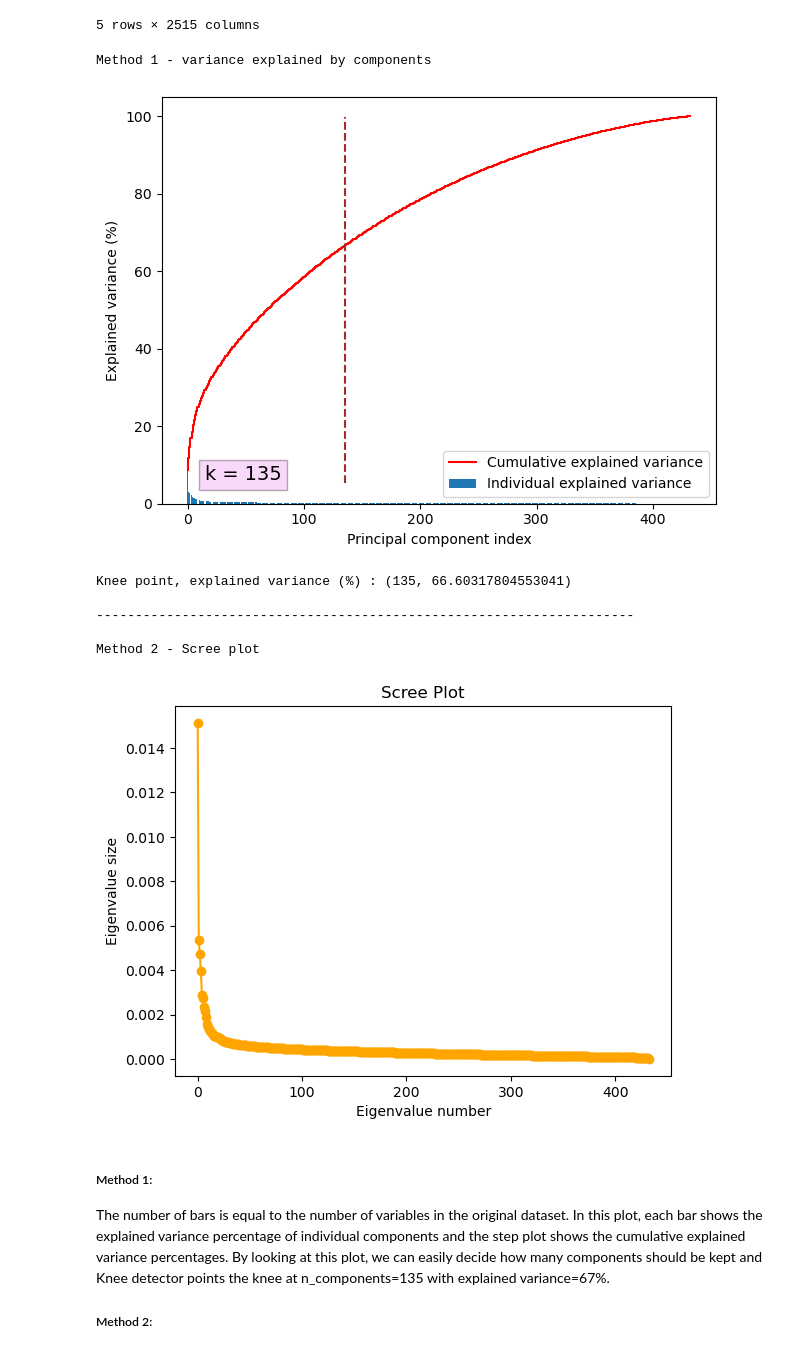
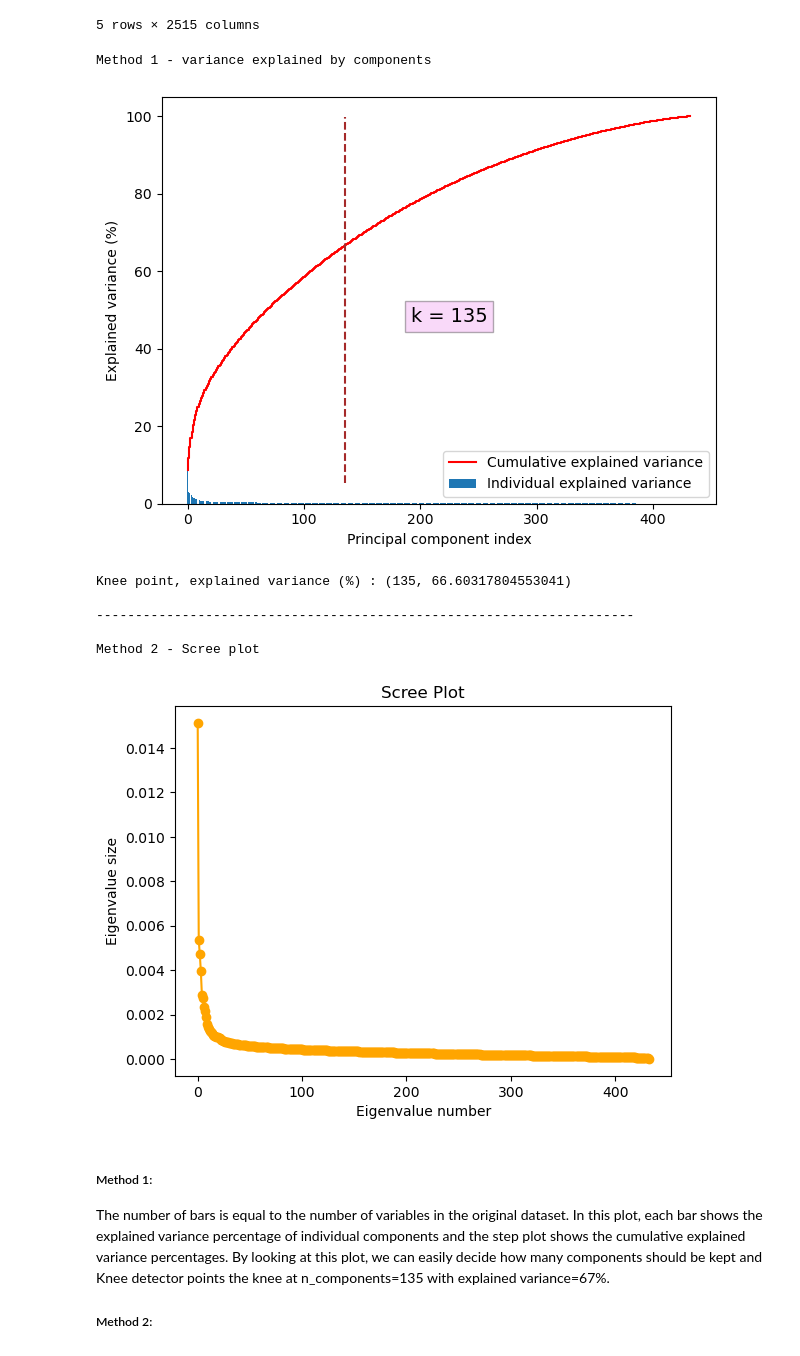
Before and after one commit to kuntojirohan/pairs-trading, a Jupyter notebook: experiments/EDA_price_returns.ipynb, the cells around one changed output. Cells and saved outputs as stored; diff of their text form; code cells hidden in the pictures.

```diff
--- a/experiments/EDA_price_returns.ipynb
+++ b/experiments/EDA_price_returns.ipynb
@@ -22,14 +22,14 @@ from kneed import KneeLocator
 import warnings
 warnings.filterwarnings("ignore")
 # %%
-sp500_profile_df = pd.read_csv('data/stocks_profile.csv')
+sp500_profile_df = pd.read_csv('../data/stocks_profile.csv')
 print(f'Total count of stocks in profile data: {len(sp500_profile_df.ticker.unique())}')
 # sp500_profile_df.head()
-stocks_hist_price_df = pd.read_csv('data/stocks_hist_price.csv', date_parser=['date'])
+stocks_hist_price_df = pd.read_csv('../data/stocks_hist_price.csv', date_parser=['date'])
 stocks_hist_price_df.date = pd.to_datetime(stocks_hist_price_df.date, format='ISO8601')
 print(f'Total count of stocks in hist price data: {len(stocks_hist_price_df.ticker.unique())}')
 # stocks_hist_price_df.head()
-stocks_hist_ratios_df = pd.read_csv('data/stocks_hist_ratios.csv')
+stocks_hist_ratios_df = pd.read_csv('../data/stocks_hist_ratios.csv')
 print(f'Total count of stocks in hist ratios data: {len(stocks_hist_ratios_df.ticker.unique())}')
 # stocks_hist_ratios_df.head()
 # %% [output]
@@ -191,37 +191,37 @@ def pca_tuning(data = pd.DataFrame()):
     # Method 1
     # Fetch variance explained by each individual component & compute the cummulative sum
     print('Method 1 - variance explained by components')
     exp_var = pca_base.explained_variance_ratio_ * 100
     cum_exp_var = np.cumsum(exp_var)
     knee = KneeLocator(range(0, cum_exp_var.size), cum_exp_var, S=20, curve='concave', direction='increasing', interp_method='interp1d')
     plt.bar(range(0, exp_var.size), exp_var, align='center', label='Individual explained variance')
     plt.step(range(0, cum_exp_var.size), cum_exp_var, where='mid', label='Cumulative explained variance', color='red')
     plt.axvline(x=knee.knee, ymax=0.95, ymin=0.05, color='brown', ls='--')
     plt.ylabel('Explained variance (%)')
     plt.xlabel('Principal component index')
     plt.legend(loc='best')
-    plt.text(15, 6, f'k = {knee.knee}', bbox=dict(facecolor='violet', alpha=0.3), fontsize=14)
+    plt.figtext(0.5, 0.5, f'k = {knee.knee}', bbox=dict(facecolor='violet', alpha=0.3), fontsize=14)
     plt.tight_layout()
     plt.show()
     print(f'Knee point, explained variance (%) : {knee.knee, cum_exp_var[knee.knee]}')
 
     # Method 2 - Scree plot
     print('\n---------------------------------------------------------------------\n')
     print('Method 2 - Scree plot')
     plt.plot(pca_base.explained_variance_, marker='o', color='orange')
     plt.xlabel("Eigenvalue number")
     plt.ylabel("Eigenvalue size")
     plt.title("Scree Plot")
     plt.show()
 
-    return pca_base
+    return pca_base, knee.knee
 
 # Note: PCA needs the input data to be in (n_features, n_samples) format
 # for it to function properly and reduce the feature dimensionality
-pca_base = pca_tuning(log_ret_norm_df.T)
+pca_base, knee_point_comps = pca_tuning(log_ret_norm_df.T)
 # %% [output]
 Method 1 - variance explained by components
-[figure, old version]
+[figure, new version]
 Knee point, explained variance (%) : (135, 66.60317804553041)
 
 ---------------------------------------------------------------------
```
Also changed, not shown: parts of 11 cells of this notebook.
